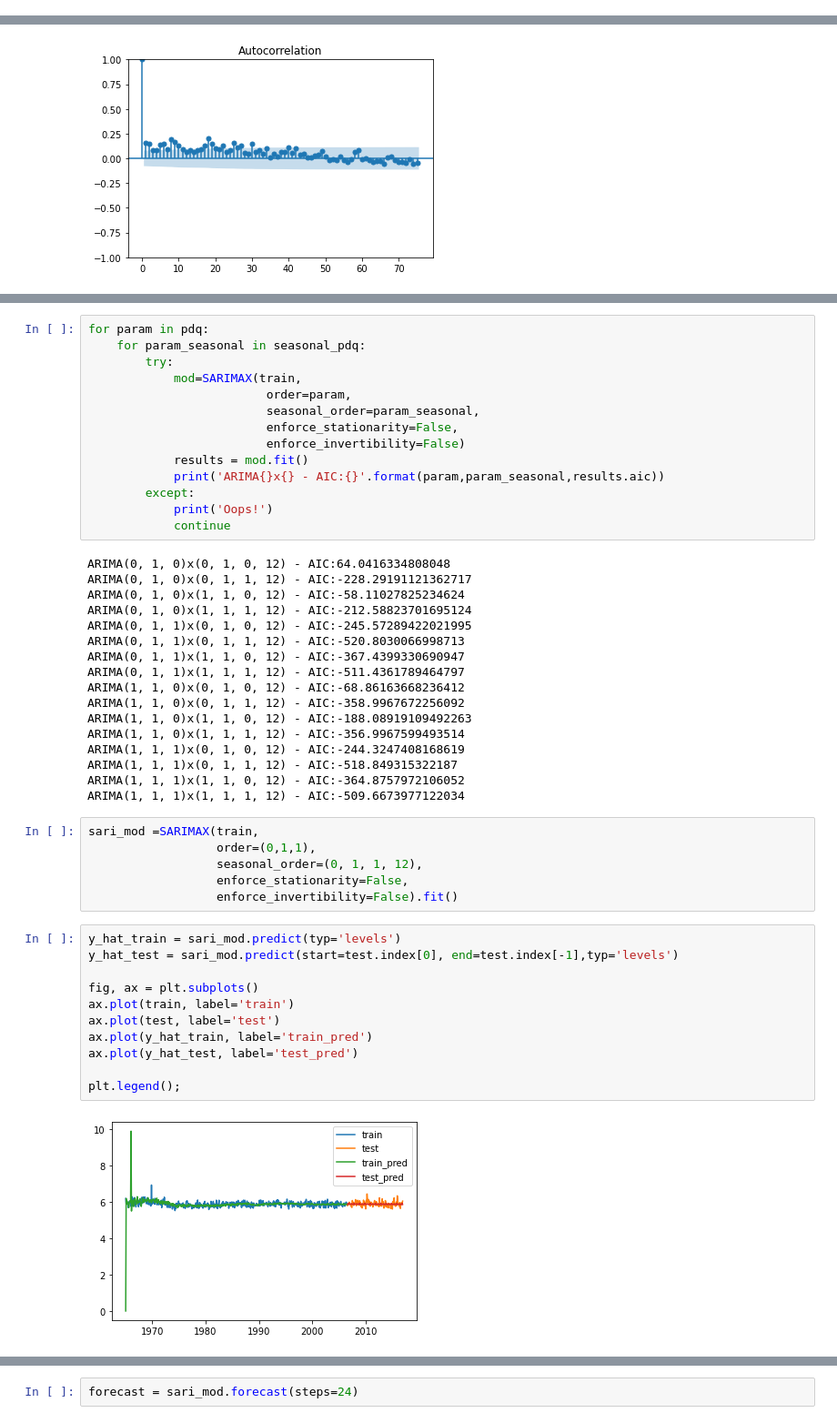
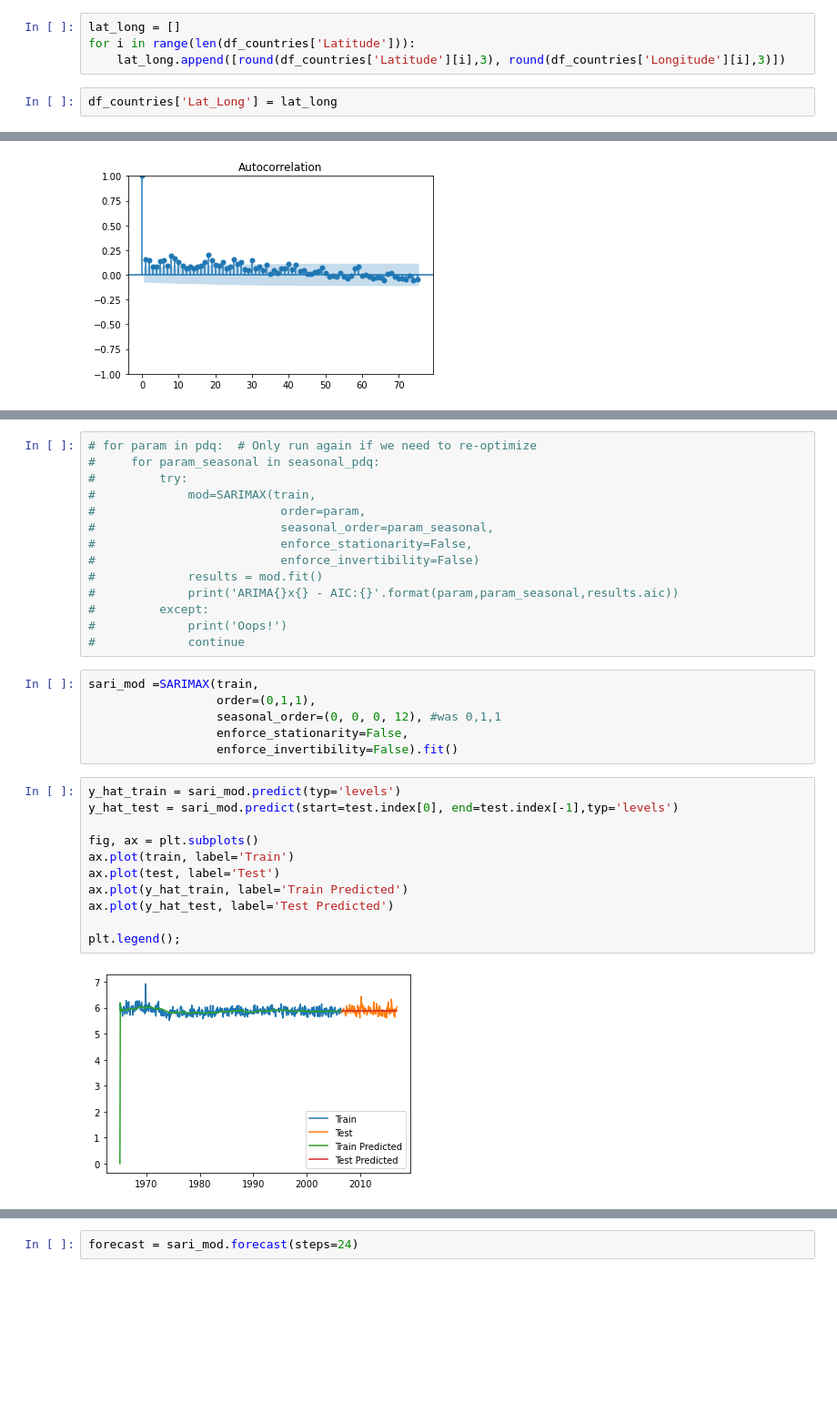
Before and after one commit to theobigdog/On-Shaky-Ground---Earthquakes-in-Asia, a Jupyter notebook: Flatiron Capstone - Earthquake Prediction.ipynb, the cells around one changed output, grey strips where cells are left out. Shown at 91% size. Drawn from its saved outputs; the diff is of its cells as text; blank space fills up the shorter version.

Commit message:
A huge number of changes/additions, mostly centered around models and calculations for appropriate parameters of said models.

```diff
--- a/Flatiron Capstone - Earthquake Prediction.ipynb
+++ b/Flatiron Capstone - Earthquake Prediction.ipynb
@@ -249,3 +344,9 @@ df_countries = pd.read_csv('data/fixed_countries.csv')
+# %%
+lat_long = []
+for i in range(len(df_countries['Latitude'])):
+    lat_long.append([round(df_countries['Latitude'][i],3), round(df_countries['Longitude'][i],3)])
+# %%
+df_countries['Lat_Long'] = lat_long
 # %% [markdown]
 ### Now we can identify each earthquake as occurring in asia, by using the following function to check for presence in the following [list of asian countries](https://www.countries-ofthe-world.com/countries-of-asia.html):
 # %%
@@ -997,53 +1124,36 @@ SARIMAX: (1, 1, 1) x (1, 1, 1, 12)
 # %%
-for param in pdq:
-    for param_seasonal in seasonal_pdq:
-        try:
-            mod=SARIMAX(train,
-                         order=param,
-                         seasonal_order=param_seasonal,
-                         enforce_stationarity=False,
-                         enforce_invertibility=False)
-            results = mod.fit()
-            print('ARIMA{}x{} - AIC:{}'.format(param,param_seasonal,results.aic))
-        except:
-            print('Oops!')
-            continue
+# for param in pdq:  # Only run again if we need to re-optimize
+#     for param_seasonal in seasonal_pdq:
+#         try:
+#             mod=SARIMAX(train,
+#                          order=param,
+#                          seasonal_order=param_seasonal,
+#                          enforce_stationarity=False,
+#                          enforce_invertibility=False)
+#             results = mod.fit()
+#             print('ARIMA{}x{} - AIC:{}'.format(param,param_seasonal,results.aic))
+#         except:
+#             print('Oops!')
+#             continue
-# %% [output]
-ARIMA(0, 1, 0)x(0, 1, 0, 12) - AIC:64.0416334808048
-ARIMA(0, 1, 0)x(0, 1, 1, 12) - AIC:-228.29191121362717
-ARIMA(0, 1, 0)x(1, 1, 0, 12) - AIC:-58.11027825234624
-ARIMA(0, 1, 0)x(1, 1, 1, 12) - AIC:-212.58823701695124
-ARIMA(0, 1, 1)x(0, 1, 0, 12) - AIC:-245.57289422021995
-ARIMA(0, 1, 1)x(0, 1, 1, 12) - AIC:-520.8030066998713
-ARIMA(0, 1, 1)x(1, 1, 0, 12) - AIC:-367.4399330690947
-ARIMA(0, 1, 1)x(1, 1, 1, 12) - AIC:-511.4361789464797
-ARIMA(1, 1, 0)x(0, 1, 0, 12) - AIC:-68.86163668236412
-ARIMA(1, 1, 0)x(0, 1, 1, 12) - AIC:-358.9967672256092
-ARIMA(1, 1, 0)x(1, 1, 0, 12) - AIC:-188.08919109492263
-ARIMA(1, 1, 0)x(1, 1, 1, 12) - AIC:-356.9967599493514
-ARIMA(1, 1, 1)x(0, 1, 0, 12) - AIC:-244.3247408168619
-ARIMA(1, 1, 1)x(0, 1, 1, 12) - AIC:-518.849315322187
-ARIMA(1, 1, 1)x(1, 1, 0, 12) - AIC:-364.8757972106052
-ARIMA(1, 1, 1)x(1, 1, 1, 12) - AIC:-509.6673977122034
 # %%
 sari_mod =SARIMAX(train,
                   order=(0,1,1),
-                  seasonal_order=(0, 1, 1, 12),
+                  seasonal_order=(0, 0, 0, 12), #was 0,1,1
                   enforce_stationarity=False,
                   enforce_invertibility=False).fit()
 # %%
 y_hat_train = sari_mod.predict(typ='levels')
 y_hat_test = sari_mod.predict(start=test.index[0], end=test.index[-1],typ='levels')
 
 fig, ax = plt.subplots()
-ax.plot(train, label='train')
-ax.plot(test, label='test')
-ax.plot(y_hat_train, label='train_pred')
-ax.plot(y_hat_test, label='test_pred')
+ax.plot(train, label='Train')
+ax.plot(test, label='Test')
+ax.plot(y_hat_train, label='Train Predicted')
+ax.plot(y_hat_test, label='Test Predicted')
 
 plt.legend();
 # %% [output]
-[figure, old version]
+[figure, new version]
 # %%
 fig, ax = plt.subplots()
 
```
Also changed, not shown: parts of 78 cells of this notebook.
